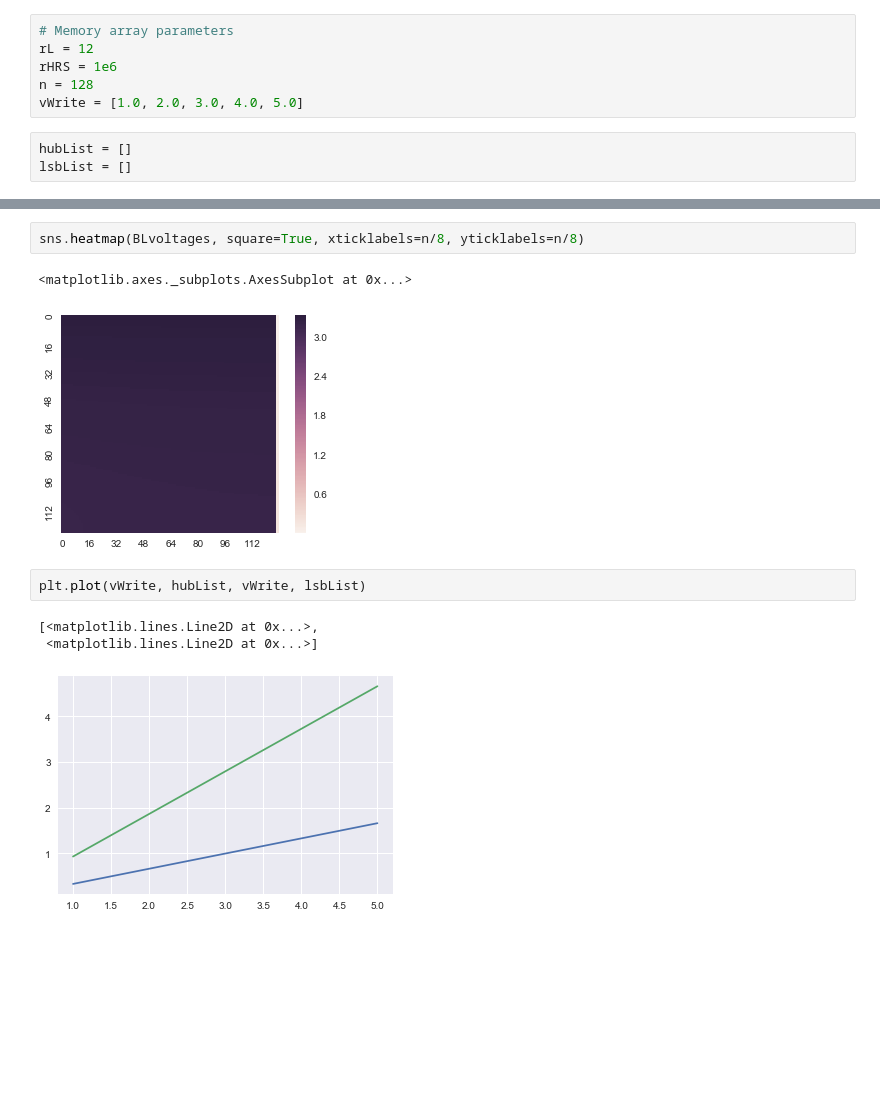
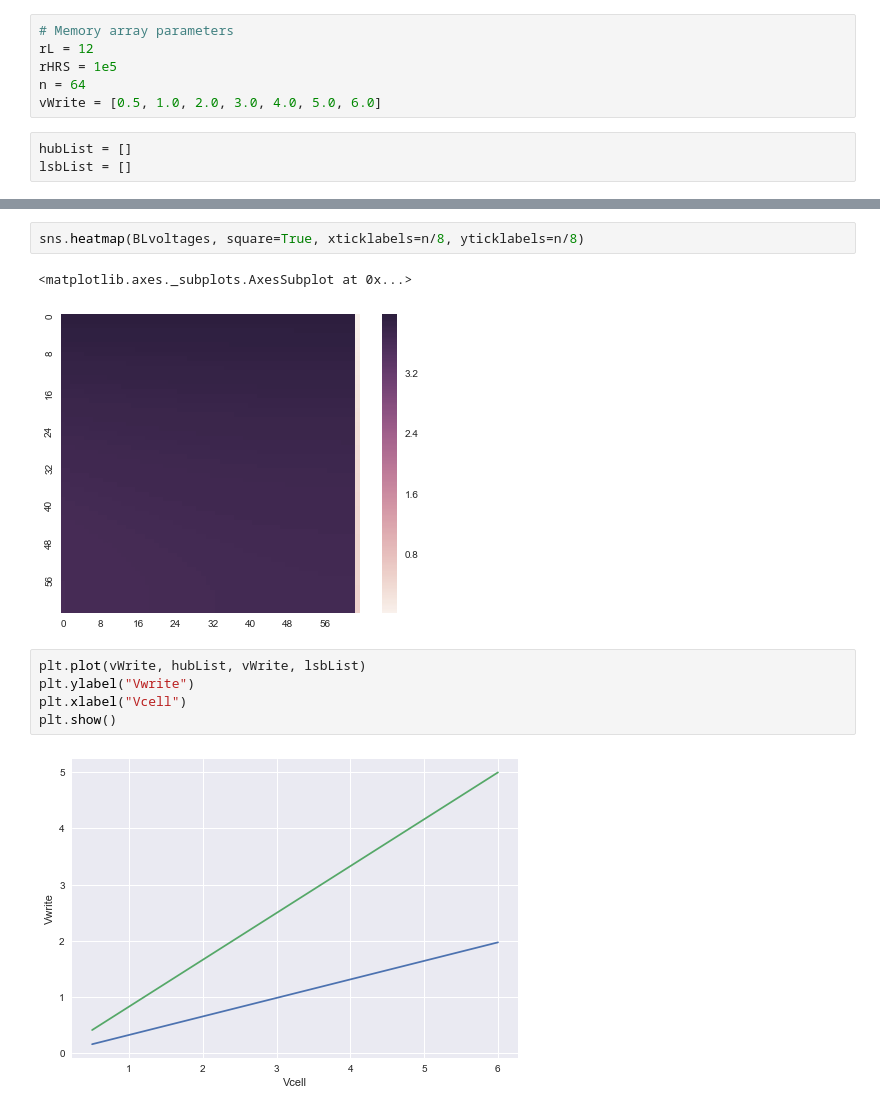
Before and after one commit to jzmnd/RRAM_network_analysis_model, a Jupyter notebook: model.ipynb, the cells around one changed output, grey strips where cells are left out. Saved outputs shown, nothing was run; the diff lists cells and outputs as text; blank space fills up the shorter version.

```diff
--- a/model.ipynb
+++ b/model.ipynb
@@ -11,9 +11,9 @@ from timeit import default_timer as timer
 # %%
 # Memory array parameters
 rL = 12
-rHRS = 1e6
-n = 128
-vWrite = [1.0, 2.0, 3.0, 4.0, 5.0]
+rHRS = 1e5
+n = 64
+vWrite = [0.5, 1.0, 2.0, 3.0, 4.0, 5.0, 6.0]
 # %%
 hubList = []
 lsbList = []
@@ -79,10 +79,11 @@ sns.heatmap(WLvoltages, square=True, xticklabels=n/8, yticklabels=n/8)
 sns.heatmap(BLvoltages, square=True, xticklabels=n/8, yticklabels=n/8)
 # %% [output]
 <matplotlib.axes._subplots.AxesSubplot at 0x...>
-[figure, old version]
+[figure, new version]
 # %%
 plt.plot(vWrite, hubList, vWrite, lsbList)
+plt.ylabel("Vwrite")
+plt.xlabel("Vcell")
+plt.show()
 # %% [output]
-[<matplotlib.lines.Line2D at 0x...>,
- <matplotlib.lines.Line2D at 0x...>]
-[figure, old version]
+[figure, new version]
```
Also changed, not shown: parts of 2 cells of this notebook, 1 other file.
